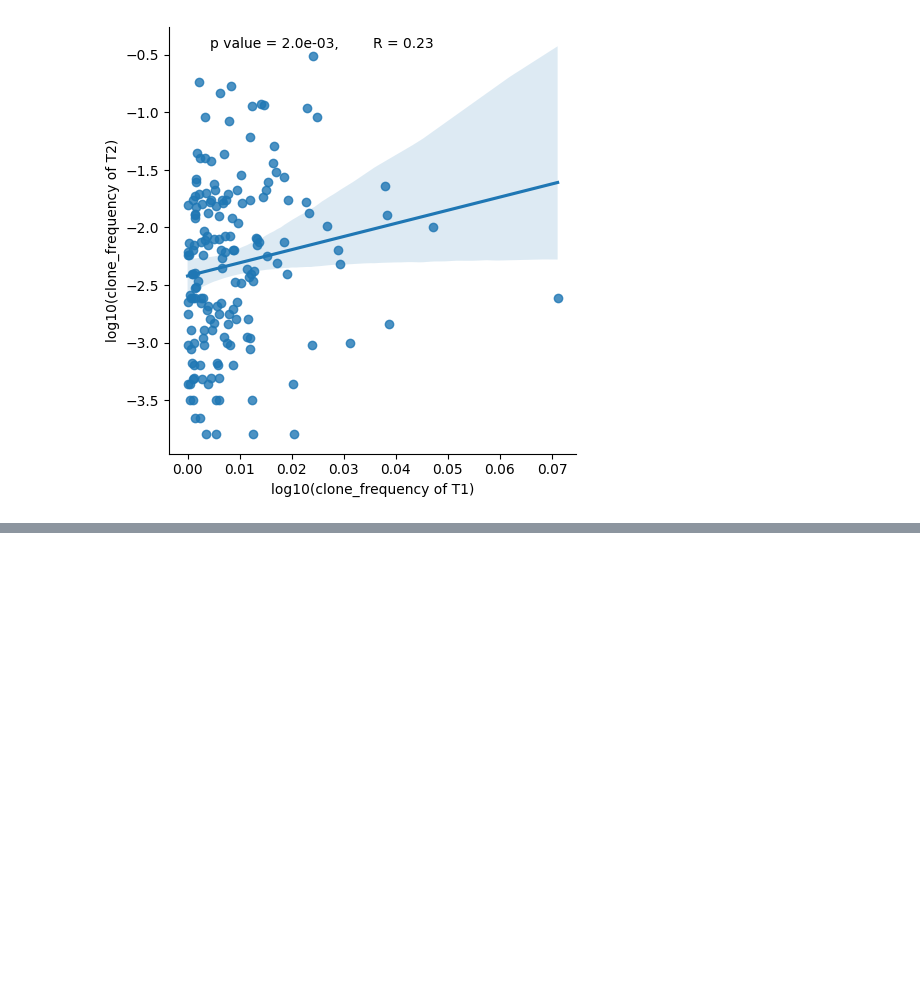
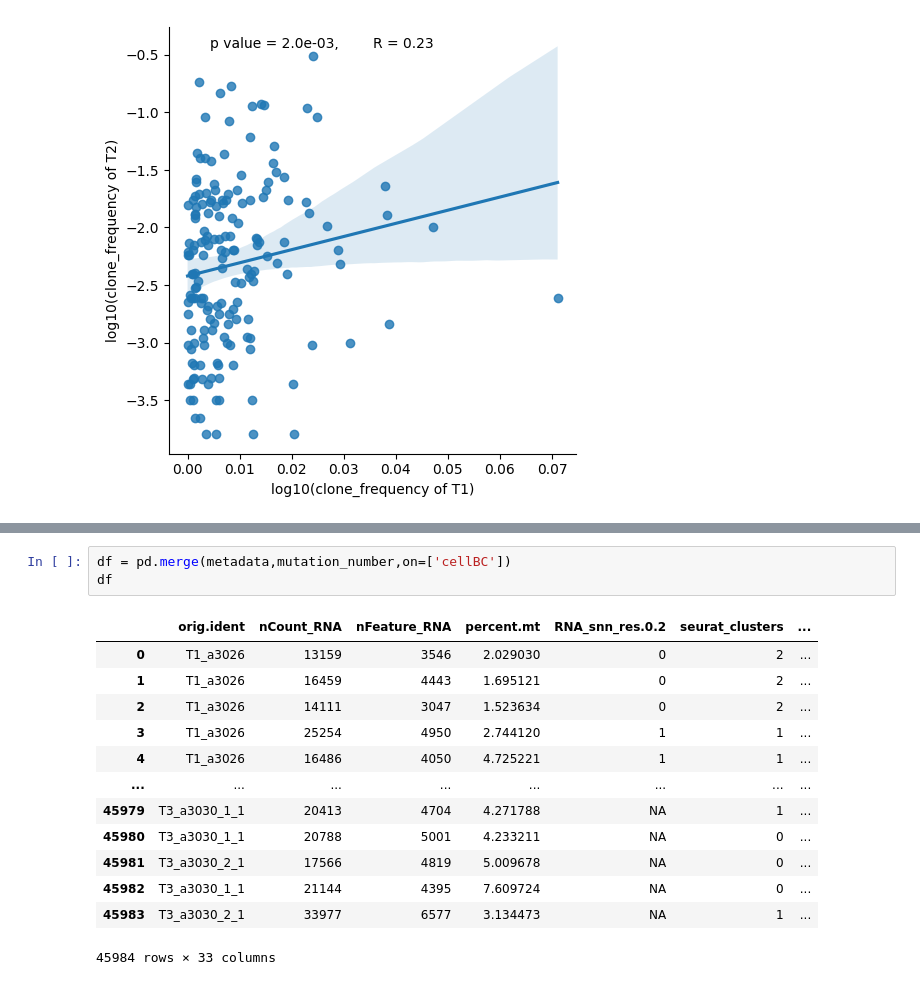
Before and after one commit to liangzhenhou/eTRACER, a Jupyter notebook: LineageTracing/scRNA/step02_clone_detection_and_plot_clonal_dynamics.ipynb, the cells around one changed output, grey strips where cells are left out. Saved outputs shown, nothing was run; the diff lists cells and outputs as text; blank space fills up the shorter version.

```diff
--- a/LineageTracing/scRNA/step02_clone_detection_and_plot_clonal_dynamics.ipynb
+++ b/LineageTracing/scRNA/step02_clone_detection_and_plot_clonal_dynamics.ipynb
@@ -1537,0 +1668,17 @@ plt.show()
+# %%
+df = pd.merge(metadata,mutation_number,on=['cellBC'])
+df
+# %% [output]
+|  | orig.ident | nCount_RNA | nFeature_RNA | percent.mt | RNA_snn_res.0.2 | seurat_clusters | ... |
+| 0 | T1_a3026 | 13159 | 3546 | 2.029030 | 0 | 2 | ... |
+| 1 | T1_a3026 | 16459 | 4443 | 1.695121 | 0 | 2 | ... |
+| 2 | T1_a3026 | 14111 | 3047 | 1.523634 | 0 | 2 | ... |
+| 3 | T1_a3026 | 25254 | 4950 | 2.744120 | 1 | 1 | ... |
+| 4 | T1_a3026 | 16486 | 4050 | 4.725221 | 1 | 1 | ... |
+| ... | ... | ... | ... | ... | ... | ... | ... |
+| 45979 | T3_a3030_1_1 | 20413 | 4704 | 4.271788 | NA | 1 | ... |
+| 45980 | T3_a3030_1_1 | 20788 | 5001 | 4.233211 | NA | 0 | ... |
+| 45981 | T3_a3030_2_1 | 17566 | 4819 | 5.009678 | NA | 0 | ... |
+| 45982 | T3_a3030_1_1 | 21144 | 4395 | 7.609724 | NA | 0 | ... |
+| 45983 | T3_a3030_2_1 | 33977 | 6577 | 3.134473 | NA | 1 | ... |
+45984 rows × 33 columns
```
Also changed, not shown: parts of 11 cells of this notebook.
